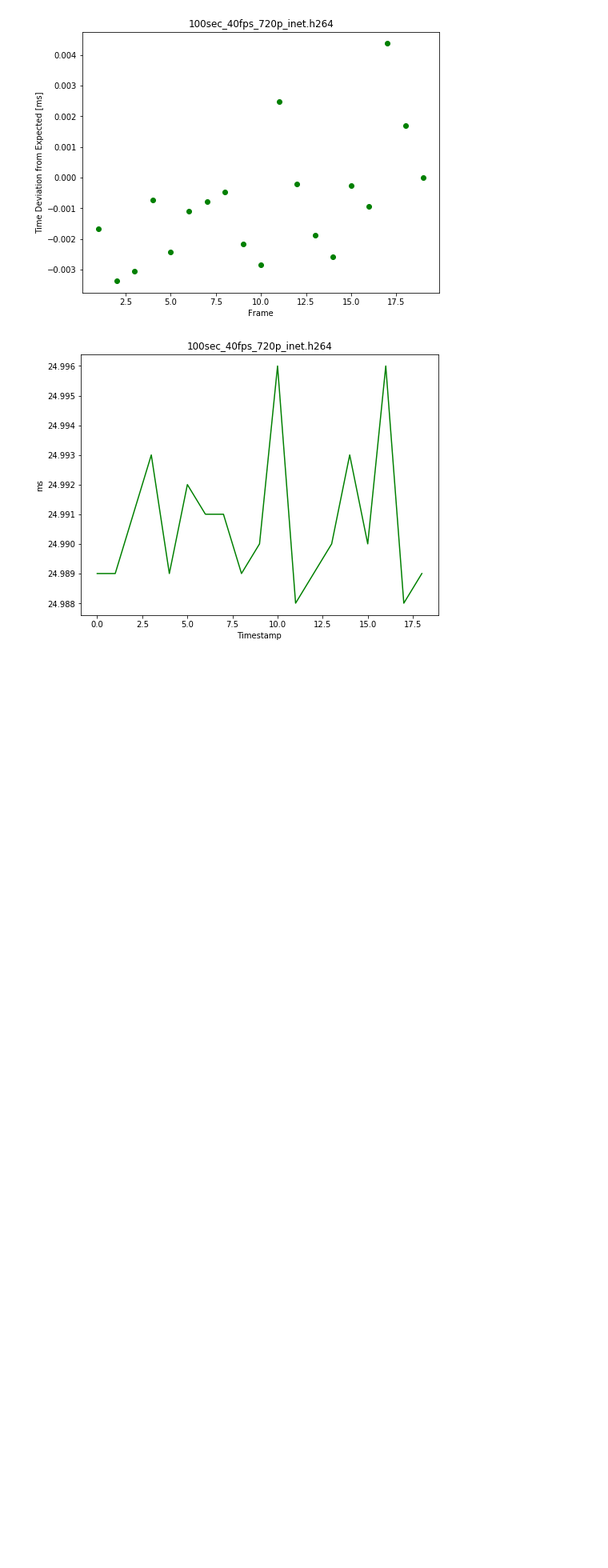
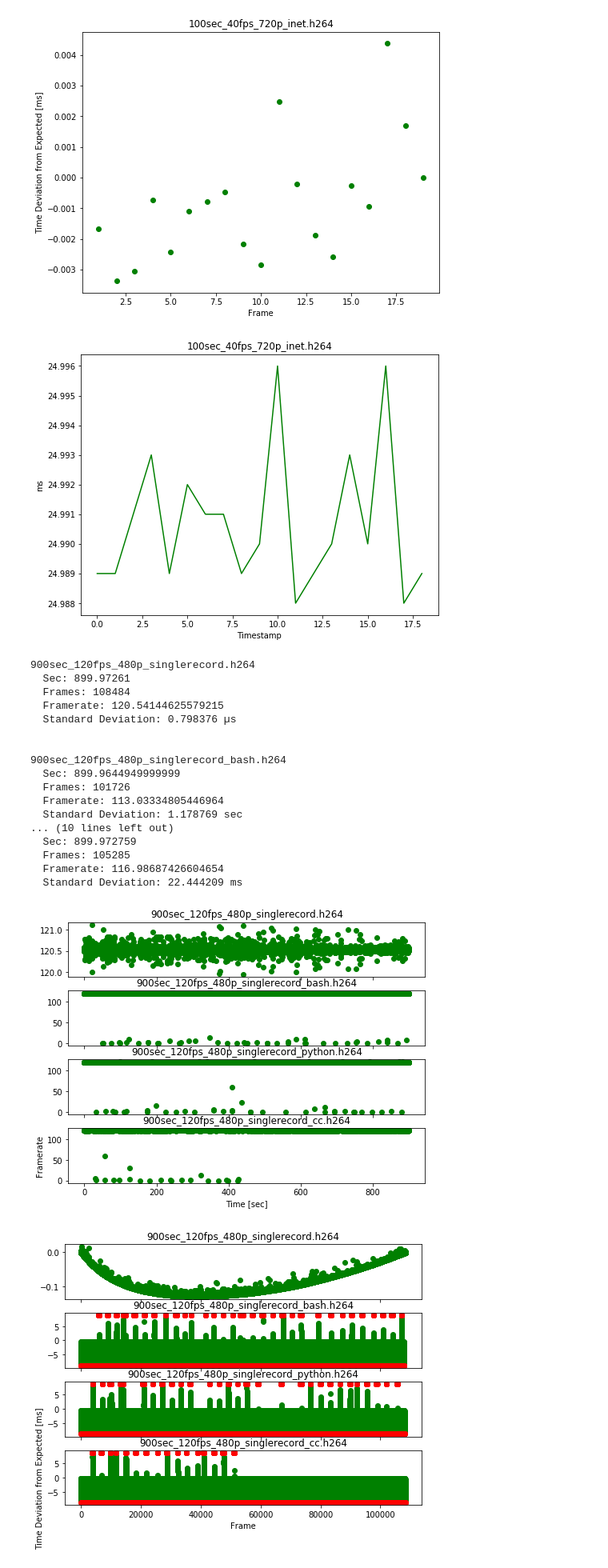
Before and after one commit to zacharyselk/picam, a Jupyter notebook: evaluation/Untitled.ipynb, the cells around one changed output. Shown: that part at 80% size. Saved outputs shown, nothing was run; the diff lists cells and outputs as text; code cells hidden in the pictures; blank space fills up the shorter version.

```diff
--- a/evaluation/Untitled.ipynb
+++ b/evaluation/Untitled.ipynb
@@ -106,3 +123,34 @@ obj.plot_timestamps()
 [figure]
 [figure]
 [figure]
+# %%
+obj = tools.evaluate([LOGS_PATH + '900sec_120fps_480p_singlerecord.h264.ts',
+                      LOGS_PATH + '900sec_120fps_480p_singlerecord_bash.h264.ts',
+                      LOGS_PATH + '900sec_120fps_480p_singlerecord_python.h264.ts',
+                      LOGS_PATH + '900sec_120fps_480p_singlerecord_cc.h264.ts'
+                     ])
+
+obj.info()
+obj.plot_framerate()
+obj.plot_relative_deviation()
+obj.plot_timestamps()
+# %% [output]
+900sec_120fps_480p_singlerecord.h264
+  Sec: 899.97261
+  Frames: 108484
+  Framerate: 120.54144625579215
+  Standard Deviation: 0.798376 µs
+
+
+900sec_120fps_480p_singlerecord_bash.h264
+  Sec: 899.9644949999999
+  Frames: 101726
+  Framerate: 113.03334805446964
+  Standard Deviation: 1.178769 sec
+... (10 lines left out)
+  Sec: 899.972759
+  Frames: 105285
+  Framerate: 116.98687426604654
+  Standard Deviation: 22.444209 ms
+[figure, added]
+[figure, added]
```
Also changed, not shown: parts of 5 cells of this notebook, 11 other files.
